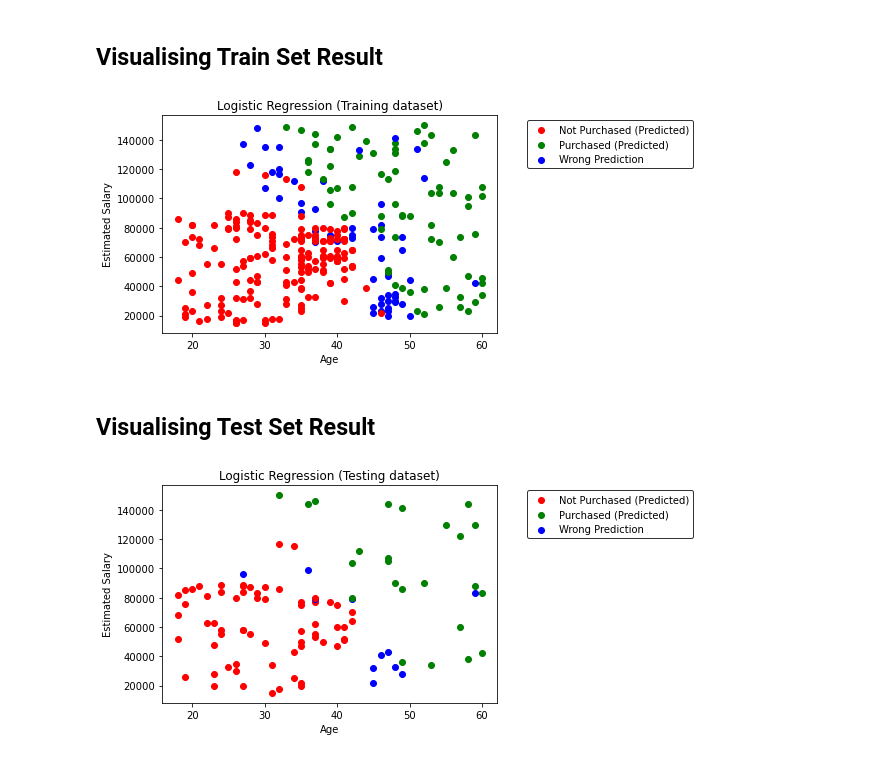
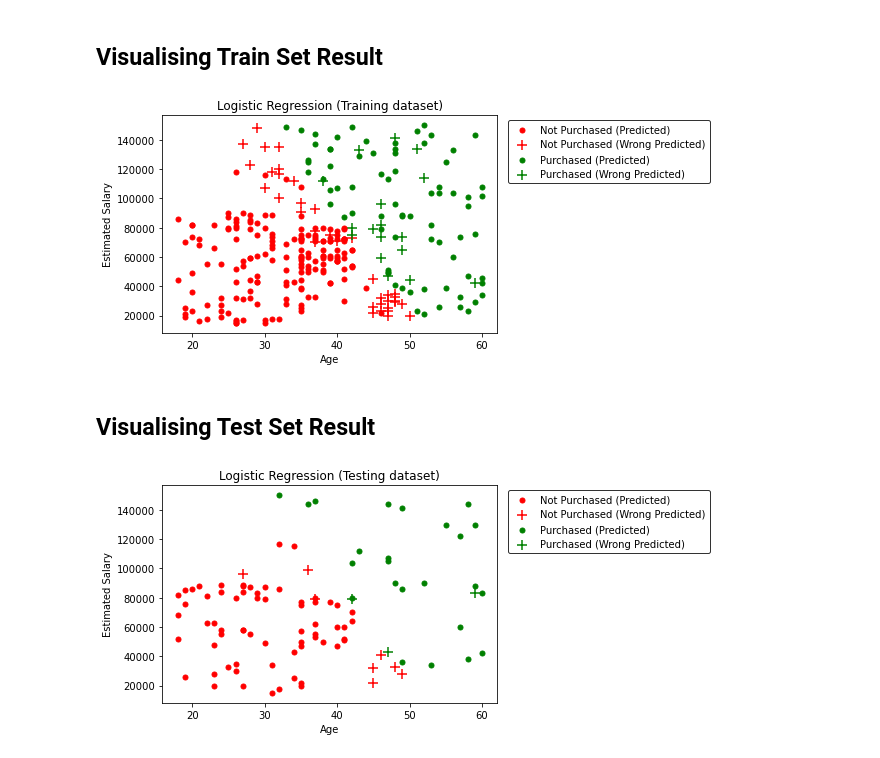
Before and after one commit to sanjay-rb/Machine-learning, a Jupyter notebook: notebook/10 . Logistic Regression.ipynb, the cells around one changed output. Drawn from its saved outputs; the diff is of its cells as text; code cells hidden in the pictures.

Commit message:
Adde marker

```diff
--- a/notebook/10 . Logistic Regression.ipynb
+++ b/notebook/10 . Logistic Regression.ipynb
@@ -212,28 +212,31 @@ Estimated Salary       0.89      0.75      0.81        32
 # %%
 for i in zip(x_sc.inverse_transform(X_train), y_train):
     X = i[0]
     y = i[1]
     y_pred = logistic_regression_calssifier.predict(x_sc.transform([X]))
     if y == y_pred[0]:
         plt.scatter(
-            x=X[0],
-            y=X[1],
+            x=X[0], y=X[1], marker='.', s=100,
             color=('red', 'green')[y_pred[0]],
             label=('Not Purchased (Predicted)', 'Purchased (Predicted)')[y_pred[0]]
         )
     else:
-        plt.scatter(x=X[0],y=X[1], color='blue', label="Wrong Prediction")
+        plt.scatter(
+            x=X[0], y=X[1], marker='+', s=100,
+            color=('red', 'green')[y_pred[0]],
+            label=('Not Purchased (Wrong Predicted)', 'Purchased (Wrong Predicted)')[y_pred[0]]
+        )
 plt.title("Logistic Regression (Training dataset)")
 plt.xlabel("Age")
 plt.ylabel("Estimated Salary")
 
 handles, labels = plt.gca().get_legend_handles_labels()
 label_dict = dict(zip(labels, handles))
 by_label = {key:label_dict[key] for key in sorted(label_dict)}
-plt.legend(by_label.values(), by_label.keys(), loc='upper right', edgecolor="black", bbox_to_anchor=(1.6, 1))
+plt.legend(by_label.values(), by_label.keys(), loc='upper right', edgecolor="black", bbox_to_anchor=(1.65, 1))
 plt.show()
 # %% [output]
-[figure, old version]
+[figure, new version]
 # %% [markdown]
 ## Visualising Test Set Result
 # %%
@@ -243,13 +246,16 @@ for i in zip(x_sc.inverse_transform(X_test), y_test):
     y_pred = logistic_regression_calssifier.predict(x_sc.transform([X]))
     if y == y_pred[0]:
         plt.scatter(
-            x=X[0],
-            y=X[1],
+            x=X[0], y=X[1], marker='.', s=100,
             color=('red', 'green')[y_pred[0]],
             label=('Not Purchased (Predicted)', 'Purchased (Predicted)')[y_pred[0]]
         )
     else:
-        plt.scatter(x=X[0],y=X[1], color='blue', label="Wrong Prediction")
+        plt.scatter(
+            x=X[0], y=X[1], marker='+', s=100,
+            color=('red', 'green')[y_pred[0]],
+            label=('Not Purchased (Wrong Predicted)', 'Purchased (Wrong Predicted)')[y_pred[0]]
+        )
 plt.title("Logistic Regression (Testing dataset)")
 plt.xlabel("Age")
 plt.ylabel("Estimated Salary")
@@ -257,7 +263,7 @@ plt.ylabel("Estimated Salary")
 handles, labels = plt.gca().get_legend_handles_labels()
 label_dict = dict(zip(labels, handles))
 by_label = {key:label_dict[key] for key in sorted(label_dict)}
-plt.legend(by_label.values(), by_label.keys(), loc='upper right', edgecolor="black", bbox_to_anchor=(1.6, 1))
+plt.legend(by_label.values(), by_label.keys(), loc='upper right', edgecolor="black", bbox_to_anchor=(1.65, 1))
 plt.show()
 # %% [output]
-[figure, old version]
+[figure, new version]
```
